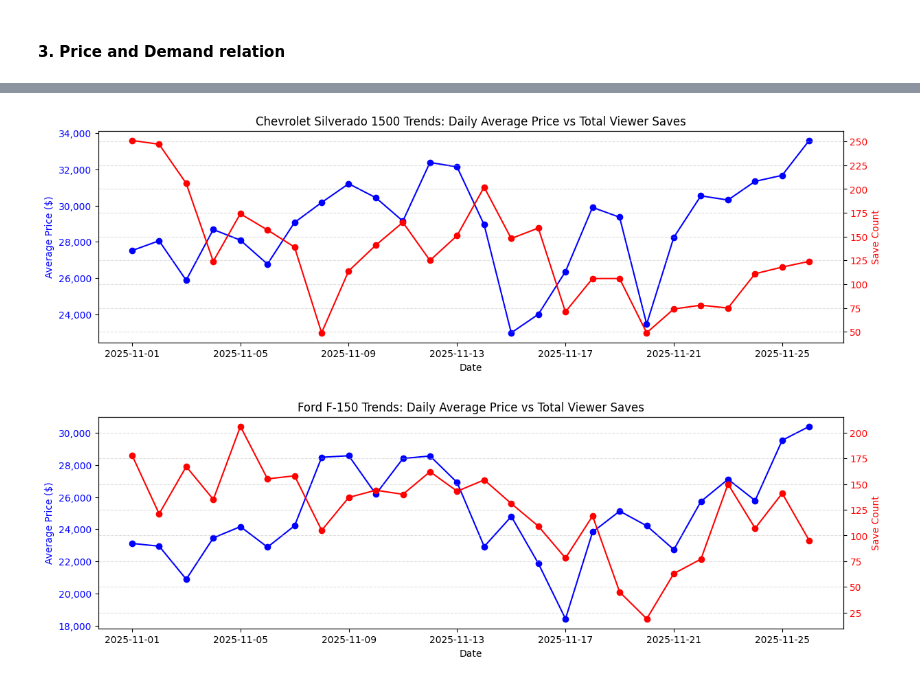
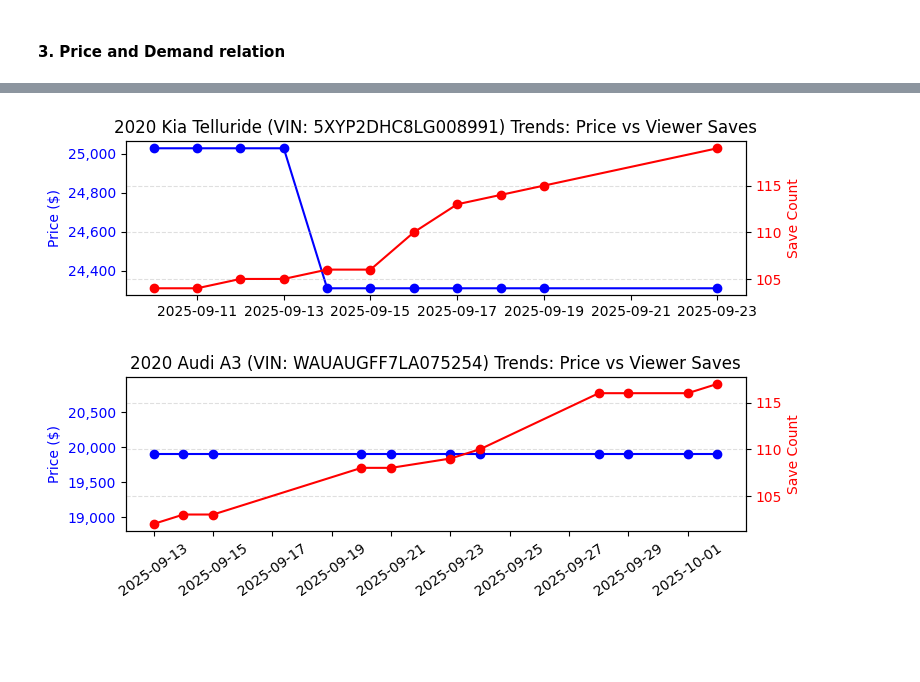
Before and after one commit to hayden-huynh/Used-Car-Market-Analysis, a Jupyter notebook: data-analysis/market-analysis.ipynb, the cells around one changed output, grey strips where cells are left out. Cells and saved outputs as stored; diff of their text form; code cells hidden in the pictures; blank space fills up the shorter version.

```diff
--- a/data-analysis/market-analysis.ipynb
+++ b/data-analysis/market-analysis.ipynb
@@ -598,52 +618,48 @@ plt.show()
 # %%
-silverado1500s_df = silverado1500s.DataFrame()
-silverado1500s_df['avg_price'] = pd.to_numeric(silverado1500s_df['avg_price'])
+df = kia_telluride_2020.DataFrame()
 
-fig, ax1 = plt.subplots(figsize=(14,4))
+fig, ax1 = plt.subplots(figsize=(8,2))
 
-# --- First line: Average Price ---
-ax1.plot(silverado1500s_df["date"], silverado1500s_df["avg_price"], color="blue", marker="o", label="Average Price")
-ax1.set_xlabel("Date")
-ax1.set_ylabel("Average Price ($)", color="blue")
+# --- First line: Price ---
+ax1.plot(df["date"], df["price"], color="blue", marker="o", label="Price")
+ax1.set_ylabel("Price ($)", color="blue")
 ax1.tick_params(axis="y", labelcolor="blue")
 ax1.yaxis.set_major_formatter(mtick.StrMethodFormatter("{x:,.0f}"))
 
 # --- Second line: Save Count (secondary y-axis) ---
 ax2 = ax1.twinx()
-ax2.plot(silverado1500s_df["date"], silverado1500s_df["saves"], color="red", marker="o", label="Total Saves")
+ax2.plot(df["date"], df["saves"], color="red", marker="o", label="Saves")
 ax2.set_ylabel("Save Count", color="red")
 ax2.tick_params(axis="y", labelcolor="red")
 ax2.yaxis.set_major_formatter(mtick.StrMethodFormatter("{x:,.0f}"))
 
-plt.title("Chevrolet Silverado 1500 Trends: Daily Average Price vs Total Viewer Saves")
+plt.title("2020 Kia Telluride (VIN: 5XYP2DHC8LG008991) Trends: Price vs Viewer Saves")
 plt.grid(True, axis="both", linestyle="--", alpha=0.4)
 
 plt.show()
 # %% [output]
-[figure, old version]
+[figure, new version]
 # %%
-f150s_df = f150s.DataFrame()
-f150s_df['avg_price'] = pd.to_numeric(f150s_df['avg_price'])
+df = audi_a3_2020.DataFrame()
 
-fig, ax1 = plt.subplots(figsize=(14,4))
+fig, ax1 = plt.subplots(figsize=(8,2))
 
-# --- First line: Average Price ---
-ax1.plot(f150s_df["date"], f150s_df["avg_price"], color="blue", marker="o", label="Average Price")
-ax1.set_xlabel("Date")
-ax1.set_ylabel("Average Price ($)", color="blue")
+# --- First line: Price ---
+ax1.plot(df["date"], df["price"], color="blue", marker="o", label="Price")
+ax1.set_ylabel("Price ($)", color="blue")
 ax1.tick_params(axis="y", labelcolor="blue")
 ax1.yaxis.set_major_formatter(mtick.StrMethodFormatter("{x:,.0f}"))
 
 # --- Second line: Save Count (secondary y-axis) ---
 ax2 = ax1.twinx()
-ax2.plot(f150s_df["date"], f150s_df["saves"], color="red", marker="o", label="Total Saves")
+ax2.plot(df["date"], df["saves"], color="red", marker="o", label="Saves")
 ax2.set_ylabel("Save Count", color="red")
 ax2.tick_params(axis="y", labelcolor="red")
 ax2.yaxis.set_major_formatter(mtick.StrMethodFormatter("{x:,.0f}"))
 
-plt.title("Ford F-150 Trends: Daily Average Price vs Total Viewer Saves")
+plt.title("2020 Audi A3 (VIN: WAUAUGFF7LA075254) Trends: Price vs Viewer Saves")
 plt.grid(True, axis="both", linestyle="--", alpha=0.4)
-
+ax1.tick_params(axis='x', labelrotation=35)
 plt.show()
 # %% [output]
-[figure, old version]
+[figure, new version]
```
Also changed, not shown: parts of 13 cells of this notebook.
